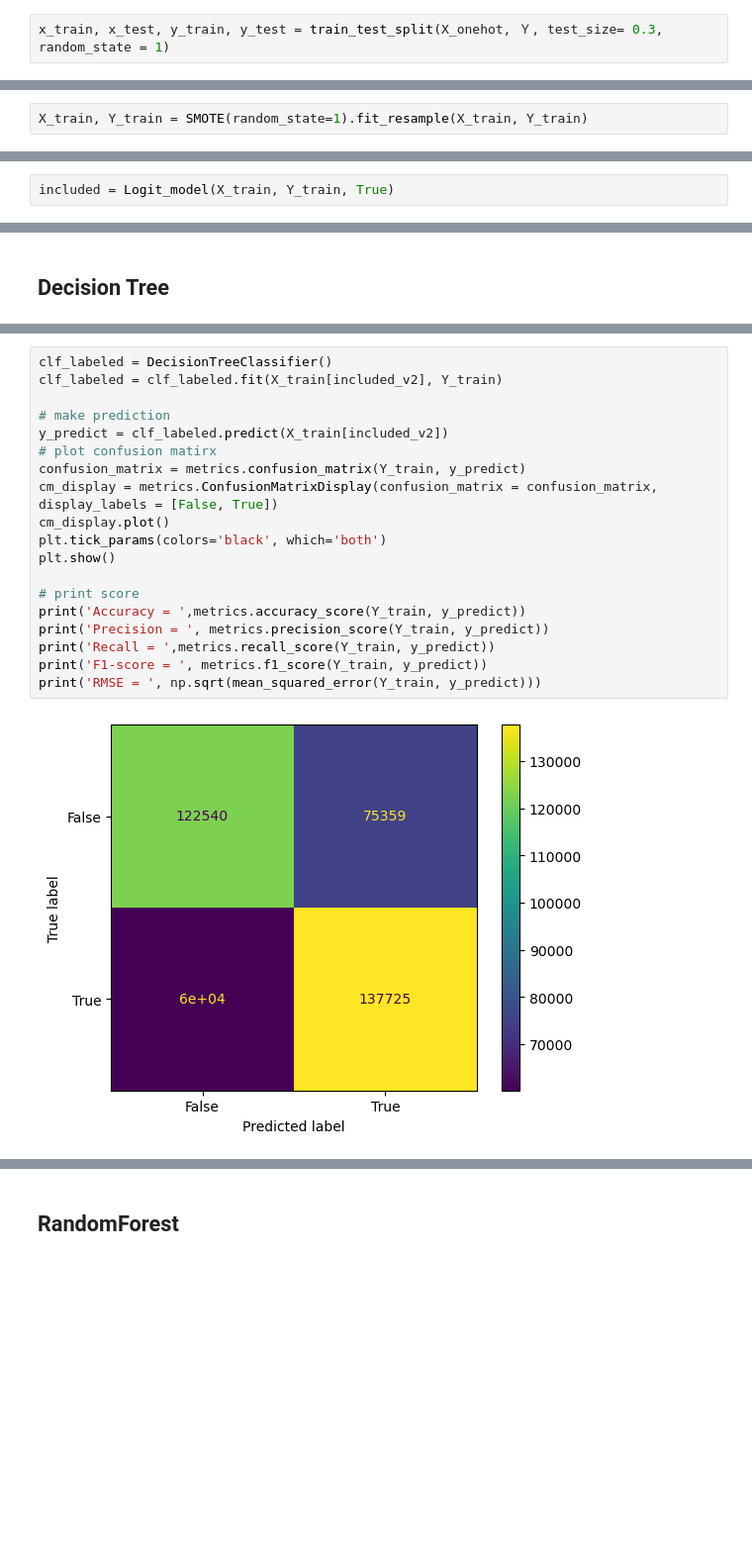
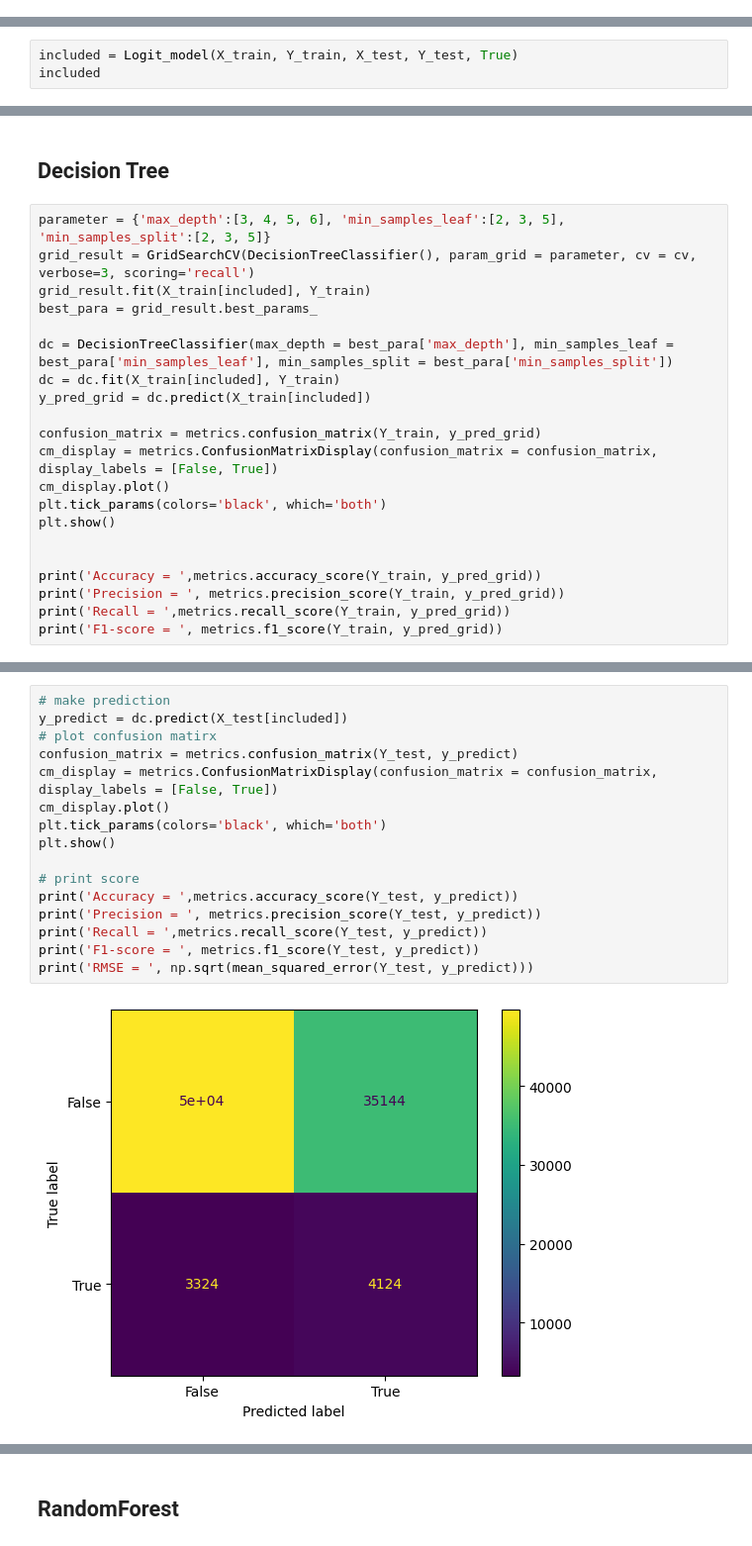
Before and after one commit to cclclc8722/Credit-Card-Fraud, a Jupyter notebook: creditcardfraud.ipynb, the cells around one changed output, grey strips where cells are left out. Shown at 99% size. Drawn from its saved outputs; the diff is of its cells as text; blank space fills up the shorter version.

```diff
--- a/creditcardfraud.ipynb
+++ b/creditcardfraud.ipynb
@@ -328,2 +307,0 @@ print(categ_col.shape)
-# %%
-x_train, x_test, y_train, y_test = train_test_split(X_onehot, Ｙ, test_size= 0.3, random_state = 1)
@@ -408,2 +327,0 @@ X_test
-# %%
-X_train, Y_train = SMOTE(random_state=1).fit_resample(X_train, Y_train)
@@ -436,5 +419,6 @@ def Logit_model(x_train,y_train, verbose = True):
     return included
 # %%
-included = Logit_model(X_train, Y_train, True)
+included = Logit_model(X_train, Y_train, X_test, Y_test, True)
+included
 # %% [output]
 Optimization terminated successfully.
@@ -560,2 +483,23 @@ MSE =  0.09916101198864005
 # %% [markdown]
 ## Decision Tree
+# %%
+parameter = {'max_depth':[3, 4, 5, 6], 'min_samples_leaf':[2, 3, 5], 'min_samples_split':[2, 3, 5]}
+grid_result = GridSearchCV(DecisionTreeClassifier(), param_grid = parameter, cv = cv, verbose=3, scoring='recall')
+grid_result.fit(X_train[included], Y_train)
+best_para = grid_result.best_params_
+
+dc = DecisionTreeClassifier(max_depth = best_para['max_depth'], min_samples_leaf = best_para['min_samples_leaf'], min_samples_split = best_para['min_samples_split'])
+dc = dc.fit(X_train[included], Y_train)
+y_pred_grid = dc.predict(X_train[included])
+
+confusion_matrix = metrics.confusion_matrix(Y_train, y_pred_grid)
+cm_display = metrics.ConfusionMatrixDisplay(confusion_matrix = confusion_matrix, display_labels = [False, True])
+cm_display.plot()
+plt.tick_params(colors='black', which='both')
+plt.show()
+
+
+print('Accuracy = ',metrics.accuracy_score(Y_train, y_pred_grid))
+print('Precision = ', metrics.precision_score(Y_train, y_pred_grid))
+print('Recall = ',metrics.recall_score(Y_train, y_pred_grid))
+print('F1-score = ', metrics.f1_score(Y_train, y_pred_grid))
@@ -562,21 +529,18 @@ MSE =  0.09916101198864005
 # %%
-clf_labeled = DecisionTreeClassifier()
-clf_labeled = clf_labeled.fit(X_train[included_v2], Y_train)
-
 # make prediction
-y_predict = clf_labeled.predict(X_train[included_v2])
+y_predict = dc.predict(X_test[included])
 # plot confusion matirx
-confusion_matrix = metrics.confusion_matrix(Y_train, y_predict)
+confusion_matrix = metrics.confusion_matrix(Y_test, y_predict)
 cm_display = metrics.ConfusionMatrixDisplay(confusion_matrix = confusion_matrix, display_labels = [False, True])
 cm_display.plot()
 plt.tick_params(colors='black', which='both')
 plt.show()
 
 # print score
-print('Accuracy = ',metrics.accuracy_score(Y_train, y_predict))
-print('Precision = ', metrics.precision_score(Y_train, y_predict))
-print('Recall = ',metrics.recall_score(Y_train, y_predict))
-print('F1-score = ', metrics.f1_score(Y_train, y_predict))
-print('RMSE = ', np.sqrt(mean_squared_error(Y_train, y_predict)))
+print('Accuracy = ',metrics.accuracy_score(Y_test, y_predict))
+print('Precision = ', metrics.precision_score(Y_test, y_predict))
+print('Recall = ',metrics.recall_score(Y_test, y_predict))
+print('F1-score = ', metrics.f1_score(Y_test, y_predict))
+print('RMSE = ', np.sqrt(mean_squared_error(Y_test, y_predict)))
 # %% [output]
-[figure, old version]
+[figure, new version]
```
Also changed, not shown: parts of 77 cells of this notebook, 1 other file.
